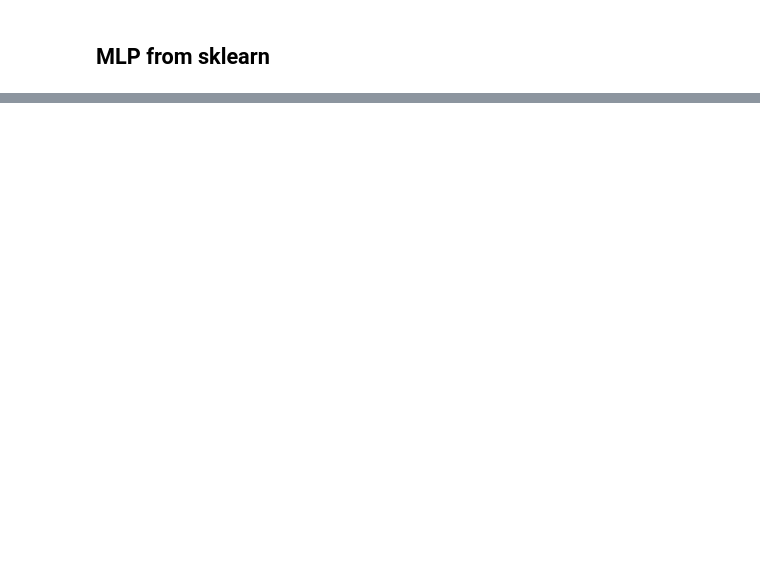
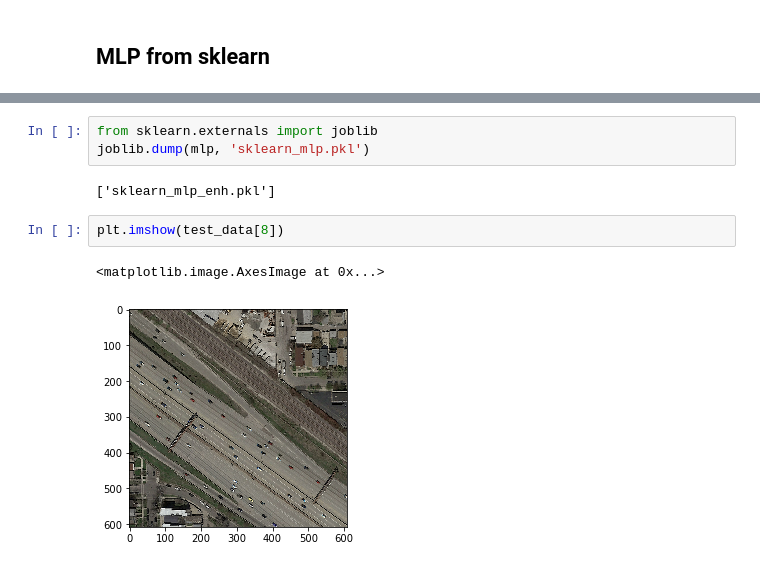
Before and after one commit to ntalabot/EPFML_Project2, a Jupyter notebook: Keras_pg.ipynb, the cells around one changed output, grey strips where cells are left out. Saved outputs shown, nothing was run; the diff lists cells and outputs as text; blank space fills up the shorter version.

```diff
--- a/Keras_pg.ipynb
+++ b/Keras_pg.ipynb
@@ -722 +735,11 @@ accuracy_score(train_labels, mlp.predict(train_data.reshape((train_data.shape[0]
+# %%
+from sklearn.externals import joblib
+joblib.dump(mlp, 'sklearn_mlp.pkl')
+# %% [output]
+['sklearn_mlp_enh.pkl']
+# %%
+plt.imshow(test_data[8])
+# %% [output]
+<matplotlib.image.AxesImage at 0x...>
+[figure, added]
 # %%
```
Also changed, not shown: parts of 58 cells of this notebook, 2 other files.
